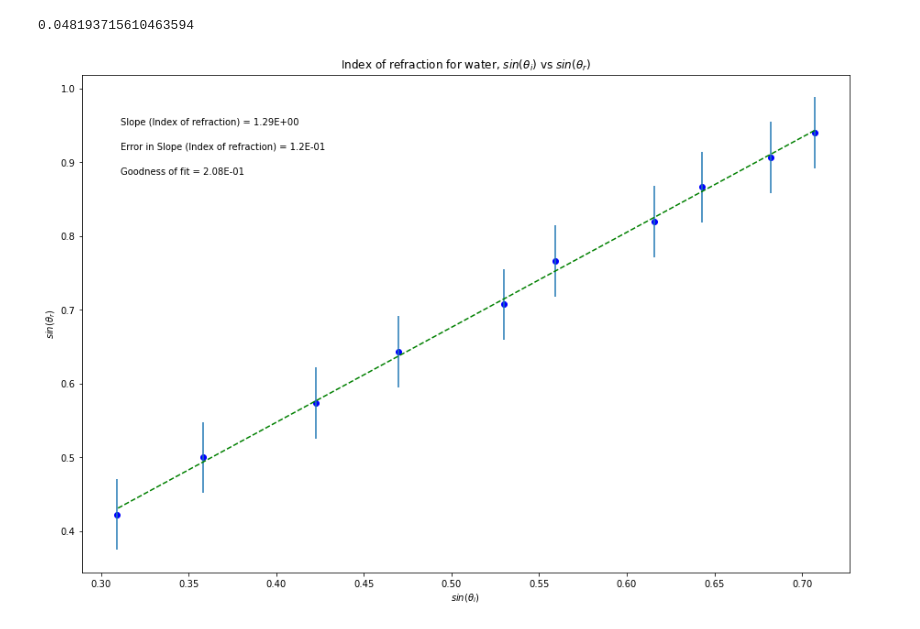
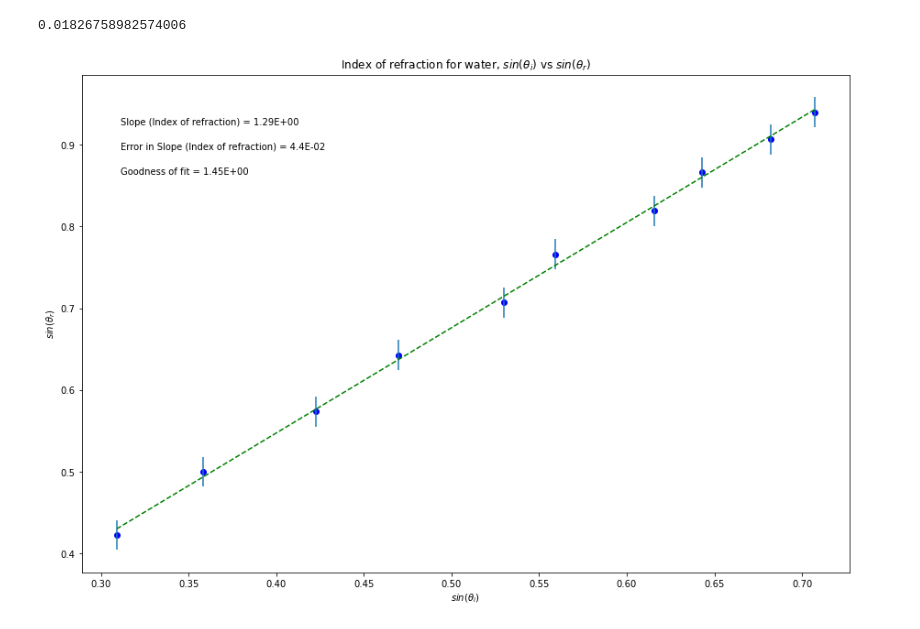
Before and after one commit to Harry1496/index_of_refraction, a Jupyter notebook: Refraction lab.ipynb, the cells around one changed output. Saved outputs shown, nothing was run; the diff lists cells and outputs as text; code cells hidden in the pictures.

```diff
--- a/Refraction lab.ipynb
+++ b/Refraction lab.ipynb
@@ -30,13 +30,12 @@ sin_i = sin_i #what are units?
 #--------------------------------------------#
 #Create arrays for uncertainties
 #CHANGE THE VARIABLE NAME and numbers to match your data
-err_theta = np.array([1,1,1,1,1,1,1,1,1,1])
-err_theta = np.deg2rad(err_theta)
-err_sin = np.sin(err_theta)
 
-err_sin = np.sin(45 + 0.1) - np.sin(45)
+a = np.deg2rad(45)
+b = np.deg2rad(1.5)
 
-print(err_sin)
+err_sin = np.sin(a + b) - np.sin(a)
+
 err_sin1 = np.array([err_sin,err_sin,err_sin,err_sin,err_sin,err_sin,err_sin,err_sin,err_sin,err_sin])
 
 
@@ -73,32 +72,32 @@ def LLSFD2(x,y,dy):
     return N
 
 N = LLSFD2(x,y,dy)
 
 #-----------------------------------------------------------------------#
 #Plot data on graph. Plot error bars and place values for slope, error in slope and goodness of fit on the plot using "annotate"
 plt.figure(figsize=(15,10))
 
 plt.plot(x, fit, color='green', linestyle='--')
 plt.scatter(x, y, color='blue', marker='o')
 
 
 #create labels  YOU NEED TO CHANGE THESE!!!
 plt.xlabel('$sin(θ_{i})$')
 plt.ylabel('$sin(θ_{r})$')
 plt.title('Index of refraction for water, $sin(θ_{i})$ vs $sin(θ_{r})$')
 
 plt.errorbar(x, y, yerr=dy, xerr=None, fmt="none") #don't need to plot x error bars
 
 plt.annotate('Slope (Index of refraction) = {value:.{digits}E}'.format(value=m, digits=2),
              (0.05, 0.9), xycoords='axes fraction')
 
 plt.annotate('Error in Slope (Index of refraction) = {value:.{digits}E}'.format(value=dm, digits=1),
              (0.05, 0.85), xycoords='axes fraction')
 
 plt.annotate('Goodness of fit = {value:.{digits}E}'.format(value=N, digits=2),
              (0.05, 0.80), xycoords='axes fraction')
 
 plt.show()
 # %% [output]
-0.048193715610463594
+0.01826758982574006
-[figure, old version]
+[figure, new version]
```
